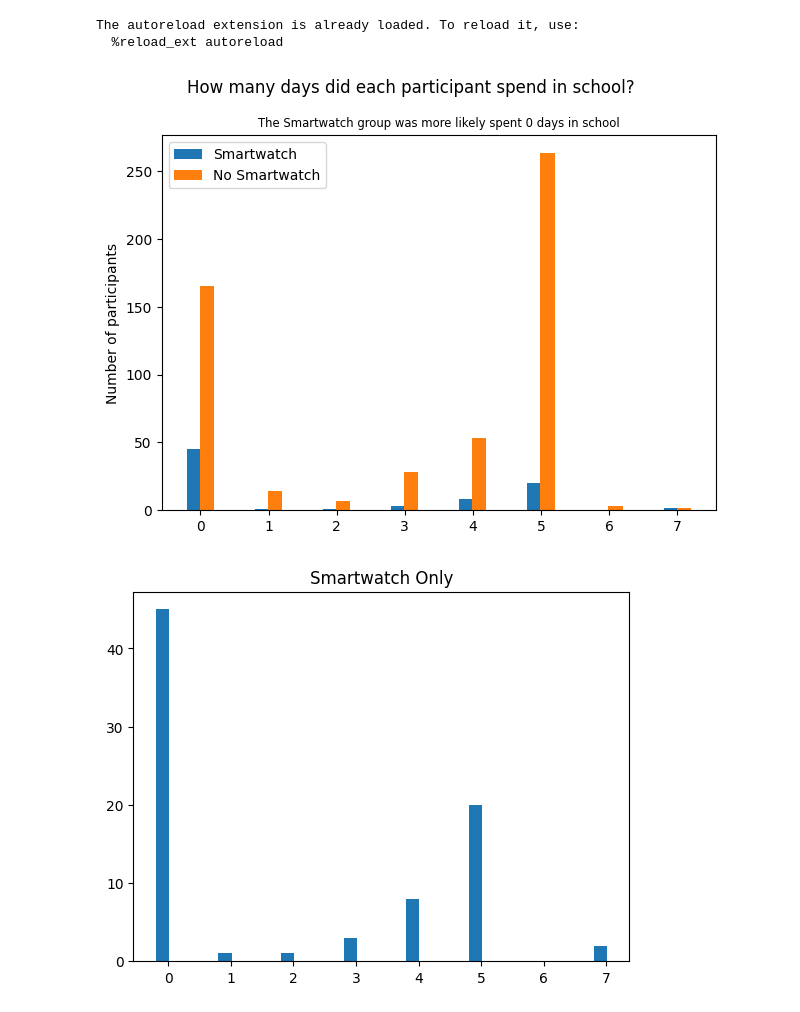
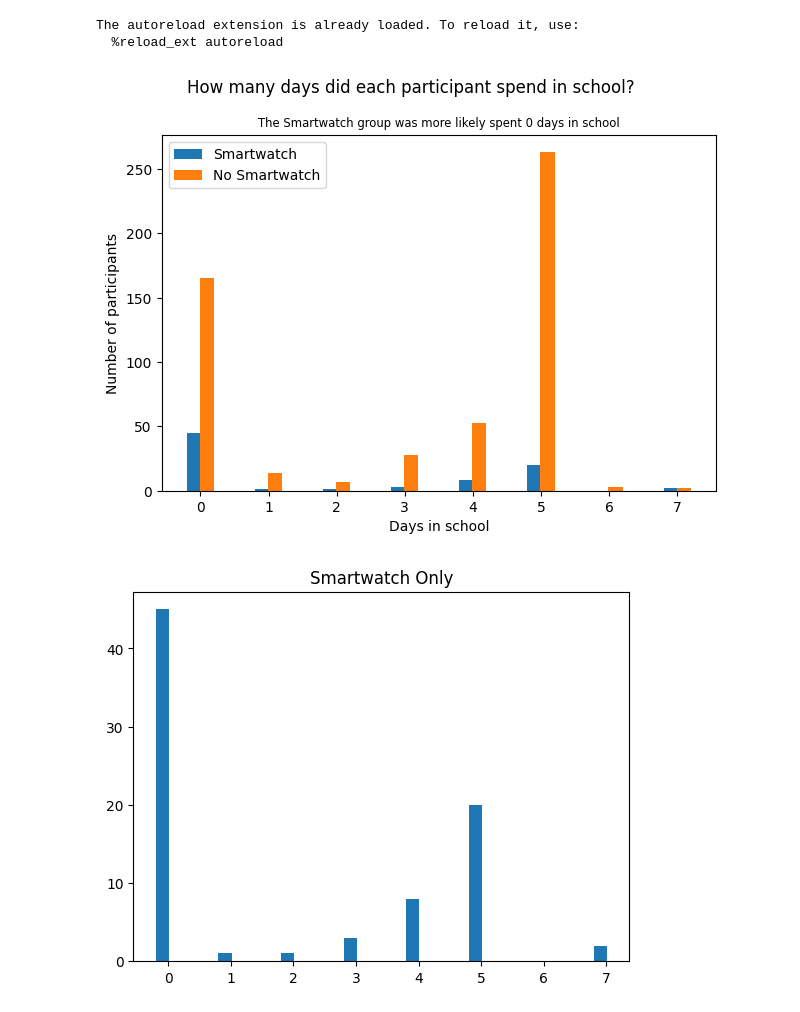
Before and after one commit to richard-lane/seaco_malaysia, a Jupyter notebook: school_status.ipynb, the cells around one changed output. Drawn from its saved outputs; the diff is of its cells as text; code cells hidden in the pictures.

```diff
--- a/school_status.ipynb
+++ b/school_status.ipynb
@@ -9,34 +9,40 @@ The autoreload extension is already loaded. To reload it, use:
 # %%
 """
 Make a histogram of how many days each participant spent in school
 
 """
 import numpy as np
 import matplotlib.pyplot as plt
 
 from ema import read
 
 schooldays_with_watch = read.n_days_in_school(subset="smartwatch")
 schooldays_no_watch = read.n_days_in_school(subset="not smartwatch")
 
 fig, axis = plt.subplots()
 bins1 = np.sort(np.concatenate([np.arange(8) - 0.2, np.arange(8) + 0.01]))
 bins2 = np.sort(np.concatenate([np.arange(8) - 0.01, np.arange(8) + 0.2]))
-axis.hist(schooldays_with_watch.values(), bins=bins1, label="Smartwatch")
-axis.hist(schooldays_no_watch.values(), bins=bins2, label="No Smartwatch")
+density = False
+axis.hist(
+    schooldays_with_watch.values(), bins=bins1, label="Smartwatch", density=density
+)
+axis.hist(
+    schooldays_no_watch.values(), bins=bins2, label="No Smartwatch", density=density
+)
 
 fig.suptitle("How many days did each participant spend in school?")
 axis.set_title(
     "The Smartwatch group was more likely spent 0 days in school", fontsize="small"
 )
-axis.set_ylabel("Number of participants")
+axis.set_ylabel(f"{'Fraction' if density else 'Number'} of participants")
+axis.set_xlabel("Days in school")
 axis.legend()
 
 fig.tight_layout()
 
-fig.savefig("img/schooldays.png")
+fig.savefig(f"img/schooldays{'_scaled' if density else ''}.png")
 # %% [output]
-[figure, old version]
+[figure, new version]
 # %%
 plt.hist(schooldays_with_watch.values(), bins=bins1)
 plt.title("Smartwatch Only")
```
Also changed, not shown: parts of 6 cells of this notebook, 1 other file.
